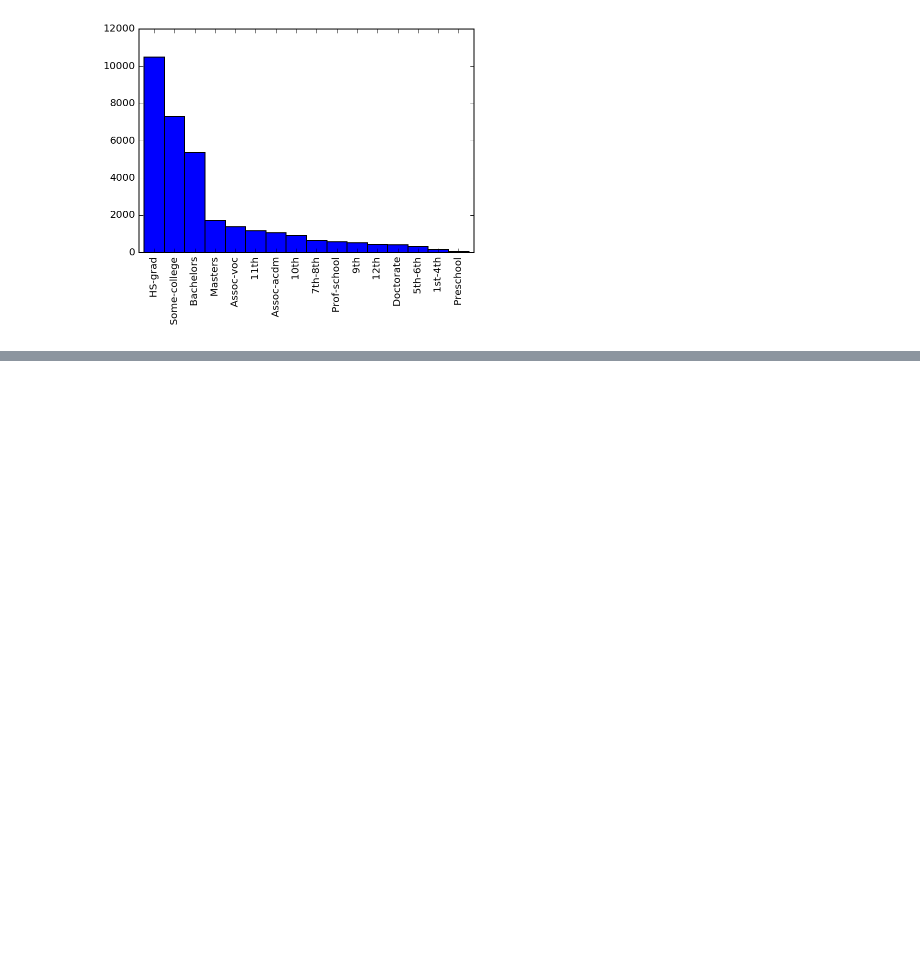
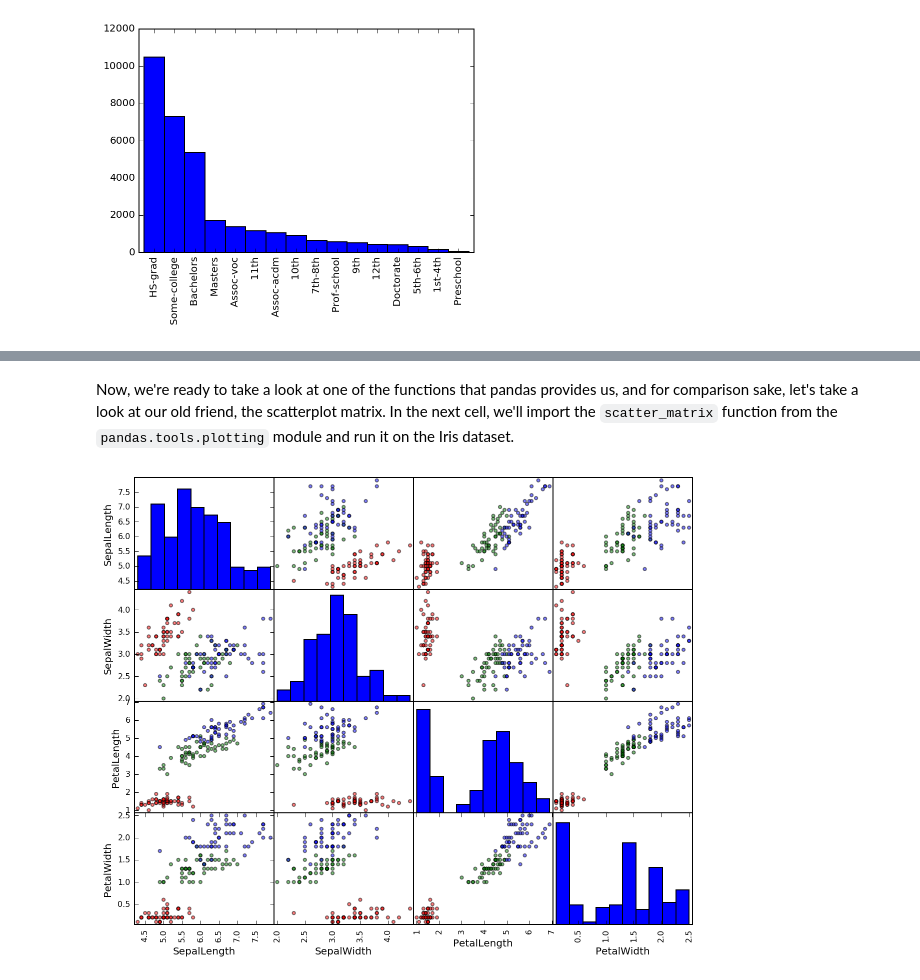
Before and after one commit to croach/oreilly-matplotlib-course, a Jupyter notebook: 08 - The matplotlib Ecosystem/0802 - Pandas.ipynb, the cells around one changed output, grey strips where cells are left out. Cells and saved outputs as stored; diff of their text form; code cells hidden in the pictures; blank space fills up the shorter version.

```diff
--- a/08 - The matplotlib Ecosystem/0802 - Pandas.ipynb
+++ b/08 - The matplotlib Ecosystem/0802 - Pandas.ipynb
@@ -98,0 +113,7 @@ df.education.value_counts().plot.bar(width=1);
+# %% [markdown]
+Now, we're ready to take a look at one of the functions that pandas provides us, and for comparison sake, let's take a look at our old friend, the scatterplot matrix. In the next cell, we'll import the `scatter_matrix` function from the `pandas.tools.plotting` module and run it on the Iris dataset.
+# %%
+from pandas.tools.plotting import scatter_matrix
+scatter_matrix(df, figsize=(10,8), c=df.Name.apply(lambda name: cmap[name]), s=40);
+# %% [output]
+[figure, added]
```
Also changed, not shown: parts of 18 cells of this notebook.
